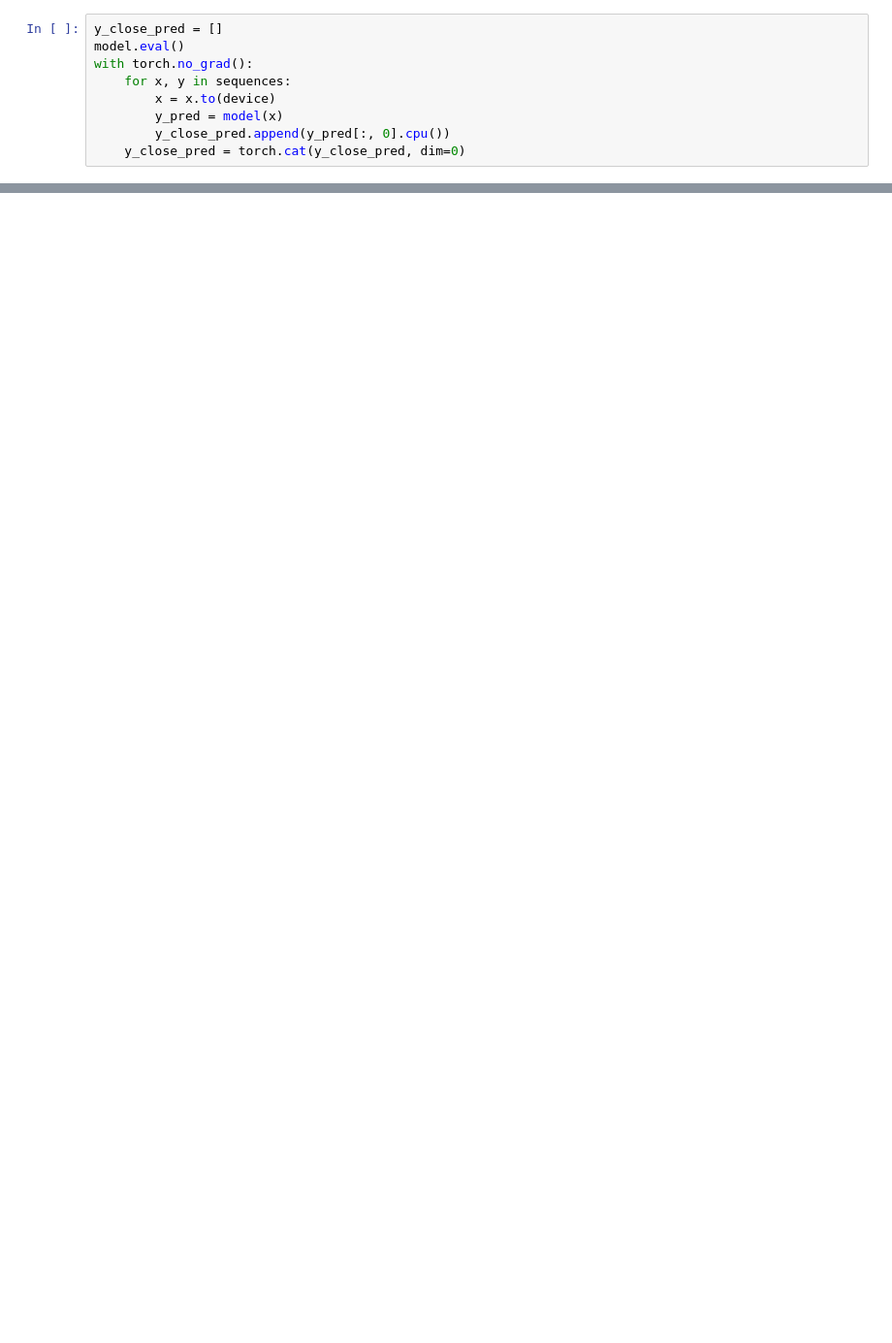
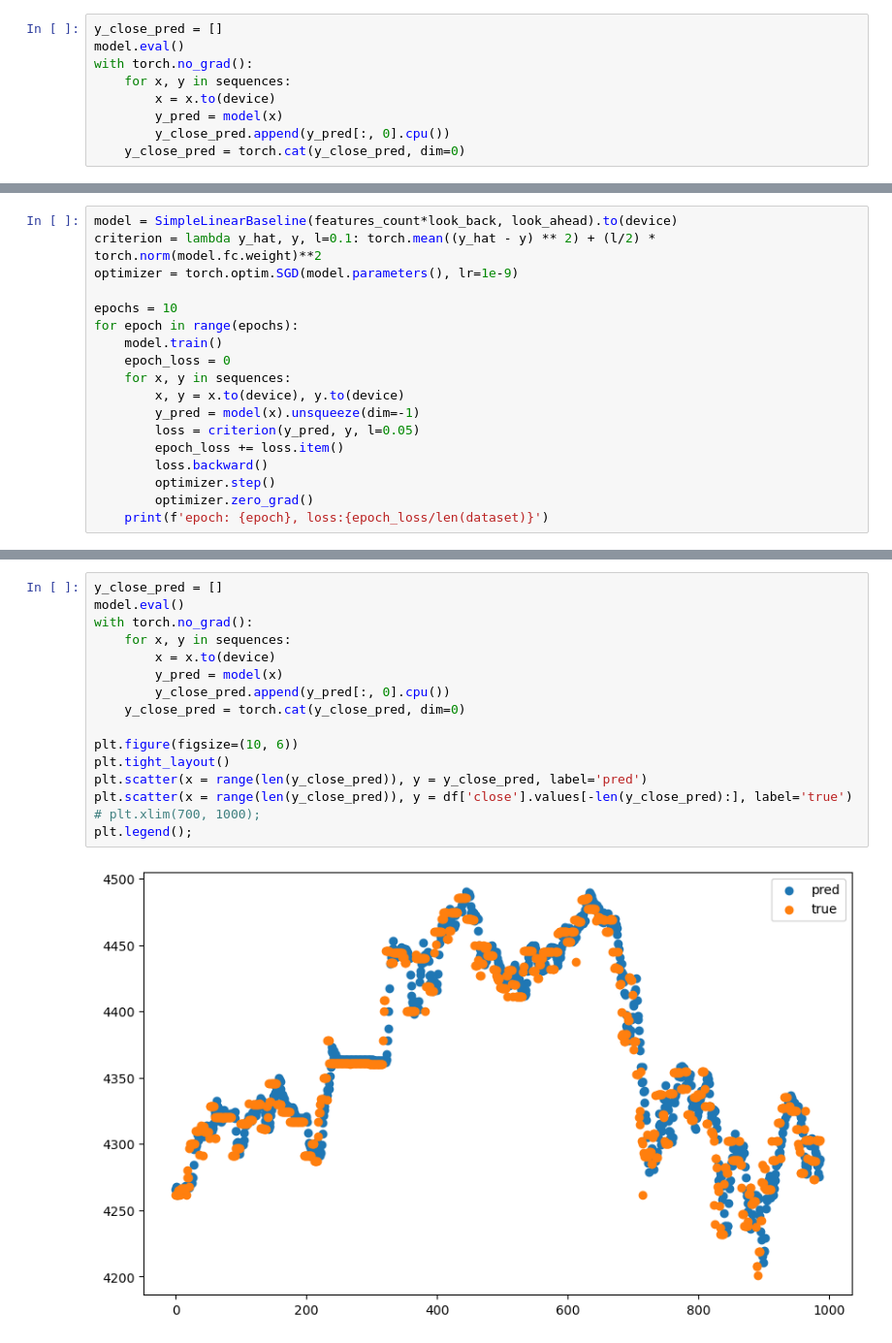
Before and after one commit to VahidTheOnly/Algorithmic-Trading, a Jupyter notebook: notebooks/01_pytorch_basics/06_linear_baseline.ipynb, the cells around one changed output, grey strips where cells are left out. Shown at 97% size. Saved outputs shown, nothing was run; the diff lists cells and outputs as text; blank space fills up the shorter version.

```diff
--- a/notebooks/01_pytorch_basics/06_linear_baseline.ipynb
+++ b/notebooks/01_pytorch_basics/06_linear_baseline.ipynb
@@ -107,0 +122,18 @@ plt.legend();
+# %%
+model = SimpleLinearBaseline(features_count*look_back, look_ahead).to(device)
+criterion = lambda y_hat, y, l=0.1: torch.mean((y_hat - y) ** 2) + (l/2) * torch.norm(model.fc.weight)**2
+optimizer = torch.optim.SGD(model.parameters(), lr=1e-9)
+
+epochs = 10
+for epoch in range(epochs):
+    model.train()
+    epoch_loss = 0
+    for x, y in sequences:
+        x, y = x.to(device), y.to(device)
+        y_pred = model(x).unsqueeze(dim=-1)
+        loss = criterion(y_pred, y, l=0.05)
+        epoch_loss += loss.item()
+        loss.backward()
+        optimizer.step()
+        optimizer.zero_grad()
+    print(f'epoch: {epoch}, loss:{epoch_loss/len(dataset)}')
@@ -107,0 +151,18 @@ plt.legend();
+# %%
+y_close_pred = []
+model.eval()
+with torch.no_grad():
+    for x, y in sequences:
+        x = x.to(device)
+        y_pred = model(x)
+        y_close_pred.append(y_pred[:, 0].cpu())
+    y_close_pred = torch.cat(y_close_pred, dim=0)
+
+plt.figure(figsize=(10, 6))
+plt.tight_layout()
+plt.scatter(x = range(len(y_close_pred)), y = y_close_pred, label='pred')
+plt.scatter(x = range(len(y_close_pred)), y = df['close'].values[-len(y_close_pred):], label='true')
+# plt.xlim(700, 1000);
+plt.legend();
+# %% [output]
+[figure, added]
```
Also changed, not shown: parts of 9 cells of this notebook.
